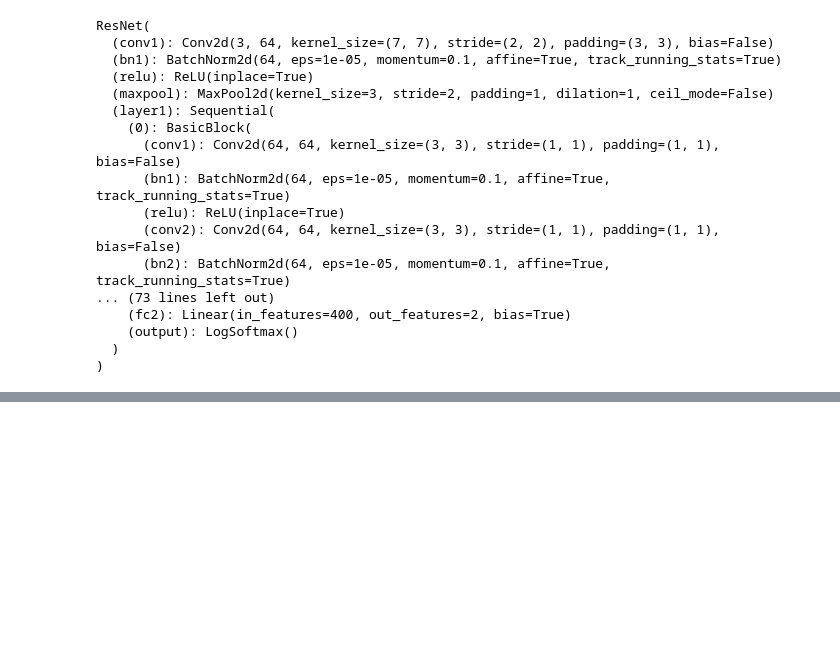
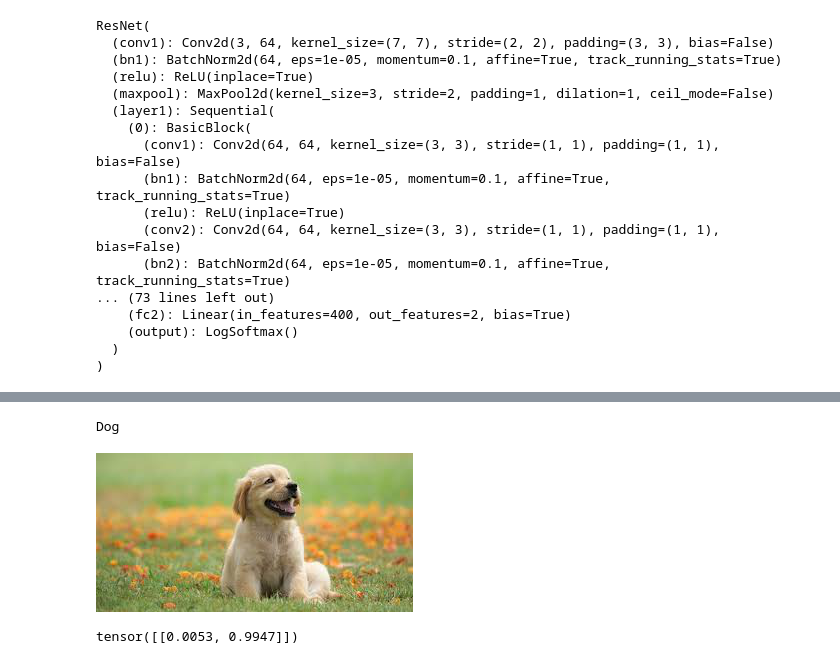
Before and after one commit to shashank2806/techbairn-ml, a Jupyter notebook: Transfer Learning.ipynb, the cells around one changed output, grey strips where cells are left out. Drawn from its saved outputs; the diff is of its cells as text; code cells hidden in the pictures; blank space fills up the shorter version.

```diff
--- a/Transfer Learning.ipynb
+++ b/Transfer Learning.ipynb
@@ -202,0 +237,37 @@ for epoch in range(epochs):
+# %%
+SAVE_PATH = 'res18_10.pth'
+# %%
+# load model
+model = load_ckpt(SAVE_PATH)
+# %%
+import PIL
+def process_image(image):
+    ''' Scales, crops, and normalizes a PIL image for a PyTorch model,
+        returns an torch Tensor
+    '''
+    im = PIL.Image.open(image)
+    return test_transforms(im)
+# %%
+def predict(image_path, model):
+    # Predict the class of an image using a trained deep learning model.
+    model.eval()
+    img_pros = process_image(image_path)
+    img_pros = img_pros.view(1,3,224,224)
+    with torch.no_grad():
+        output = model(img_pros)
+    return output
+# %%
+img_path = 'dog.jpg'
+cls_score = int(torch.argmax(torch.exp(predict(img_path, model))))
+if cls_score == 0:
+    print('Cat')
+else:
+    print('Dog')
+PIL.Image.open(img_path)
+# %% [output]
+Dog
+[figure, added]
+# %%
+torch.exp(predict(img_path, model))
+# %% [output]
+tensor([[0.0053, 0.9947]])
```
Also changed, not shown: parts of 5 cells of this notebook.
